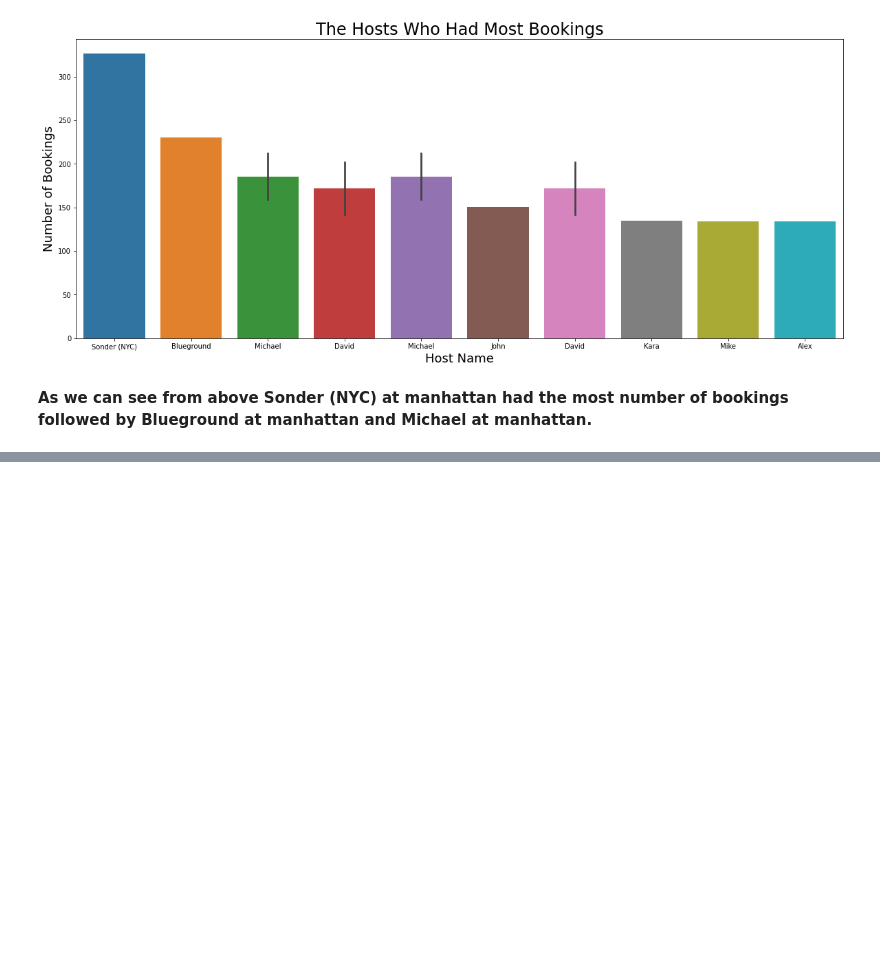
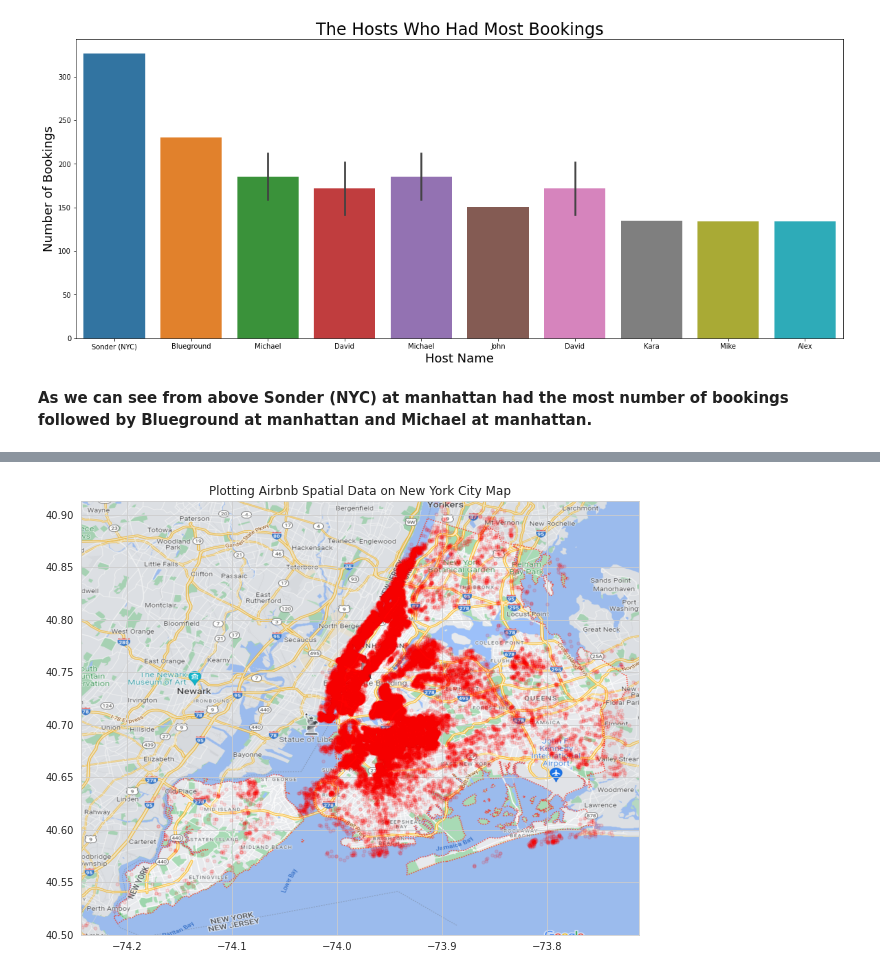
Before and after one commit to soopertramp/Capstone-1-Submission, a Jupyter notebook: AirBnb Bookings Analysis.ipynb, the cells around one changed output, grey strips where cells are left out. Cells and saved outputs as stored; diff of their text form; code cells hidden in the pictures; blank space fills up the shorter version.

```diff
--- a/AirBnb Bookings Analysis.ipynb
+++ b/AirBnb Bookings Analysis.ipynb
@@ -326,0 +470,14 @@ plt.show()
+# %%
+Box = (booking_df1.longitude.min(), booking_df1.longitude.max(), booking_df1.latitude.min(), booking_df1.latitude.max())
+# %%
+ny_map = plt.imread('/content/drive/MyDrive/Colab Notebooks/Module - 1/Module 1 - Day 15 - Capstone Project/NY Map.png')
+# %%
+fig, ax = plt.subplots(figsize = (10,8))
+ax.scatter(booking_df1.longitude, booking_df1.latitude, zorder=1, alpha= 0.1, c='red', s=10)
+ax.set_title('Plotting Airbnb Spatial Data on New York City Map')
+ax.set_xlim(Box[0],Box[1])
+ax.set_ylim(Box[2],Box[3])
+ax.imshow(ny_map, zorder=0, extent = Box, aspect= 'equal')
+plt.show()
+# %% [output]
+[figure, added]
```
Also changed, not shown: parts of 22 cells of this notebook.
